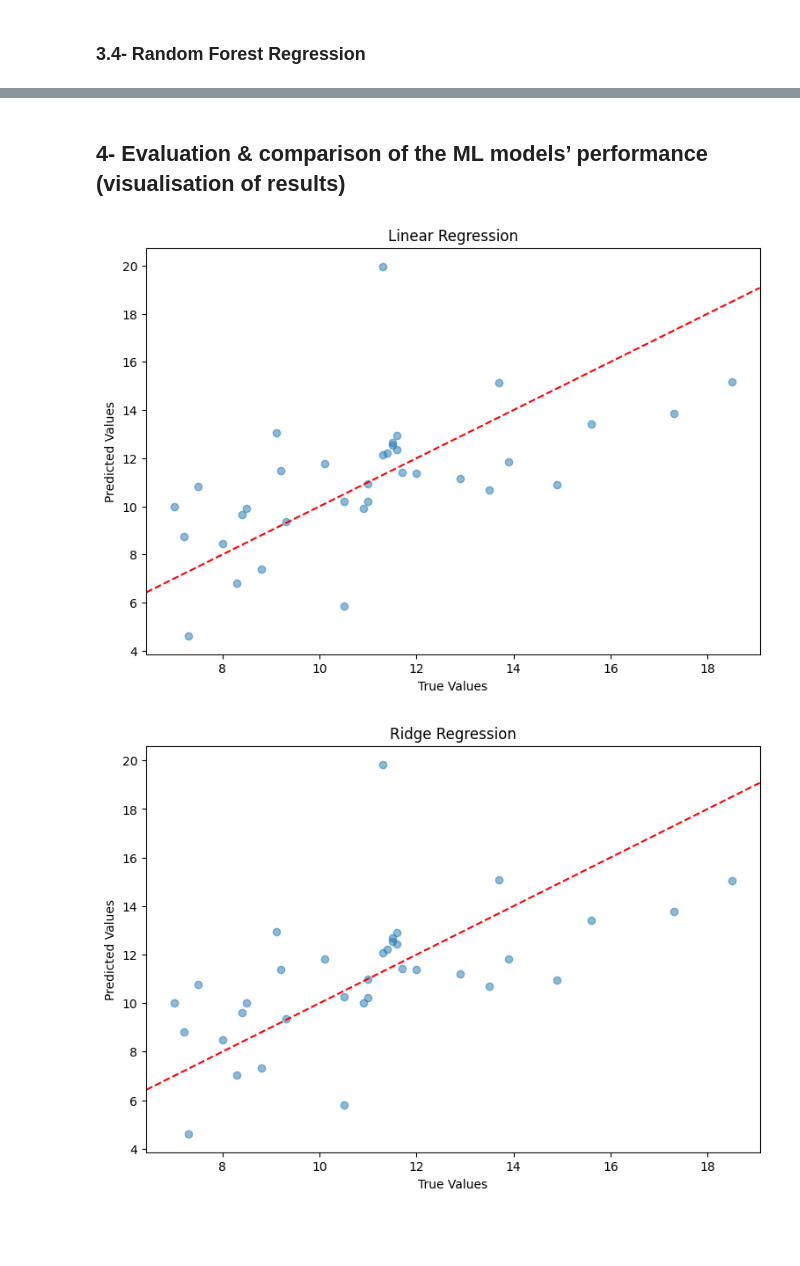
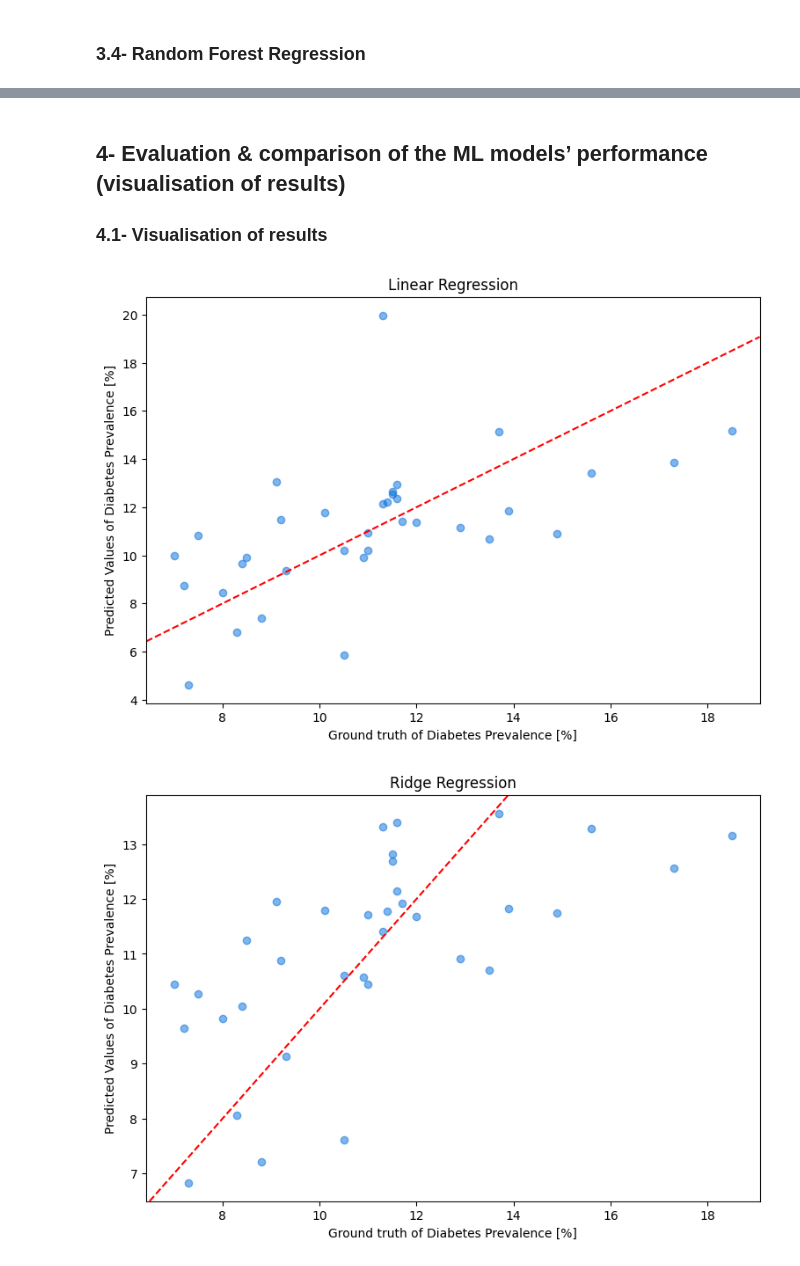
Before and after one commit to amatterethz/Group-Project-new, a Jupyter notebook: code/project_data_11.ipynb, the cells around one changed output, grey strips where cells are left out. Cells and saved outputs as stored; diff of their text form; code cells hidden in the pictures; blank space fills up the shorter version.

Commit message:
nach hyperparameter tuning
Ergänzt:
- hyperparameter tuning
- preprocessing visualizations

```diff
--- a/code/project_data_11.ipynb
+++ b/code/project_data_11.ipynb
@@ -450,8 +772,8 @@ for train_index, test_index in loo.split(features):
     y_train, y_test = outcome.iloc[train_index], outcome.iloc[test_index]
 
     # Fit the Ridge regression model
-    alpha = 1.0  # regularization parameter --> HYPER-PARAMETER
-    model = Ridge(alpha=alpha)
+    alpha = best_alpha_ridge  # regularization parameter --> HYPER-PARAMETER --> apply alpha found in hyperparameter-tuning
+    model = Ridge(alpha=alpha, random_state=42)
     model.fit(X_train, y_train)
 
     # Predict the outcome for the test set
@@ -486,6 +808,10 @@ print("Mean Absolute Error:", mae_ridge)
 model = Ridge(alpha=alpha)
 model.fit(features, outcome)
 
+# Print the intercept of the ridge regression model
+int_ridge = model.intercept_.item()
+print("Intercept:", int_ridge)
+
 # Print the coefficients of the Ridge regression model
 coef_ridge = model.coef_.tolist()[0]
 
@@ -528,8 +880,8 @@ for train_index, test_index in loo.split(features):
     y_train, y_test = outcome.iloc[train_index], outcome.iloc[test_index]
 
     # Fit the Lasso regression model
-    alpha = 1  # regularization parameter --> HYPER-PARAMETER
-    model = Lasso(alpha=alpha)
+    alpha = best_alpha_lasso  # regularization parameter --> HYPER-PARAMETER --> apply alpha found in hyperparameter-tuning
+    model = Lasso(alpha=alpha, random_state=42)
     model.fit(X_train, y_train)
 
     # Predict the outcome for the test set
@@ -563,6 +915,10 @@ print("Mean Absolute Error:", mae_lasso)
 model = Lasso(alpha=alpha)
 model.fit(features, outcome)
 
+# Print the intercept of the lasso regression model
+int_lasso = model.intercept_.item()
+print("Intercept:", int_lasso)
+
 # Print the coefficients of the Lasso regression model
 coef_lasso = model.coef_.tolist()
 coef_lasso
@@ -605,9 +1030,15 @@ for train_index, test_index in loo.split(features):
     X_train, X_test = features.iloc[train_index], features.iloc[test_index]
     y_train, y_test = outcome.iloc[train_index], outcome.iloc[test_index]
 
+    # Set the hyperparameters according to the results of hyperparameter-tuning
+    n_estimators = best_n_estimators   #150
+    max_depth = best_max_depth   #None
+    min_samples_split = best_min_spamles_split   #10
+    min_samples_leaf = best_min_samples_leaf   #1
+
     # Fit the Random Forest regression model
-    n_estimators = 100  # number of trees in the forest --> HYPER-PARAMETER (max depth,... gibts auch noch! leavenote size auch!)
-    model = RandomForestRegressor(n_estimators=n_estimators)
+    model = RandomForestRegressor(n_estimators=n_estimators, max_depth=max_depth,
+                                  min_samples_split=min_samples_split, min_samples_leaf=min_samples_leaf)
     model.fit(X_train, y_train)
 
     # Predict the outcome for the test set
@@ -638,7 +1069,7 @@ print("R-squared:", r2_rf)
 print("Mean Absolute Error:", mae_rf)
 
 # Fit the Random Forest regression model using all the data
-model = RandomForestRegressor(n_estimators=n_estimators)
+model = RandomForestRegressor(n_estimators=n_estimators, random_state=42)
 model.fit(features, outcome)
 
 # Print the feature importances of the Random Forest regression model
@@ -653,5 +1084,6 @@ Feature Importances: [0.07296256 0.04316024 0.19709843 0.06009984 0.08221475 0.0
 # %% [markdown]
 ## 4- Evaluation & comparison of  the ML models’ performance (visualisation of results)
+### 4.1- Visualisation of results
 # %%
 # Utility function to plot the diagonal line for visualizing the optimal fit of the model
 def add_identity(axes, *line_args, **line_kwargs):
@@ -670,34 +1102,34 @@ def add_identity(axes, *line_args, **line_kwargs):
 # Function to visualize the scatter plot with optimal fit line
 def plot_scatter_with_optimal_fit(y_true, y_pred, model_name):
     # Create a scatter plot (prediction vs ground truth)
     fig, ax = plt.subplots(figsize=(9, 6))
     plt.scatter(y_true, y_pred, alpha=0.5)
 
     # Set axis labels and title
-    plt.xlabel('True Values')
-    plt.ylabel('Predicted Values')
+    plt.xlabel('Ground truth of Diabetes Prevalence [%]')
+    plt.ylabel('Predicted Values of Diabetes Prevalence [%]')
     plt.title(model_name)
 
     # Add diagonal line with the add_identity utility function
     add_identity(ax, color='red', ls='--')
 
     # Add optimal fit label
     # plt.text(np.min(y_true), np.max(y_true), 'Optimal Fit', fontdict=None, color='red', rotation=36)
 
     # Show the plot
     plt.show()
 
 # Visualize results for Linear Regression
 plot_scatter_with_optimal_fit(y_test_linear, predicted_outcomes_linear, 'Linear Regression')
 
 # Visualize results for Ridge Regression
 plot_scatter_with_optimal_fit(y_test_linear, predicted_outcomes_ridge, 'Ridge Regression')
 
 # Visualize results for Lasso Regression
 plot_scatter_with_optimal_fit(y_test_lasso, predicted_outcomes_lasso, 'Lasso Regression')
 
 # Visualize results for Random Forest Regression
 plot_scatter_with_optimal_fit(y_test_rf, predicted_outcomes_rf, 'Random Forest Regression')
 # %% [output]
-[figure, old version]
+[figure, new version]
-[figure, old version]
+[figure, new version]
```
Also changed, not shown: parts of 35 cells of this notebook.
